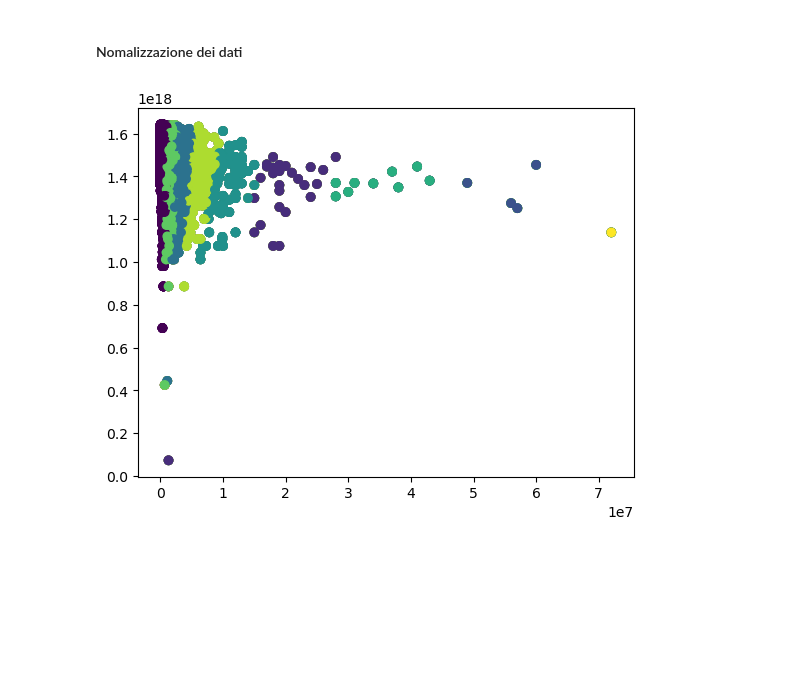
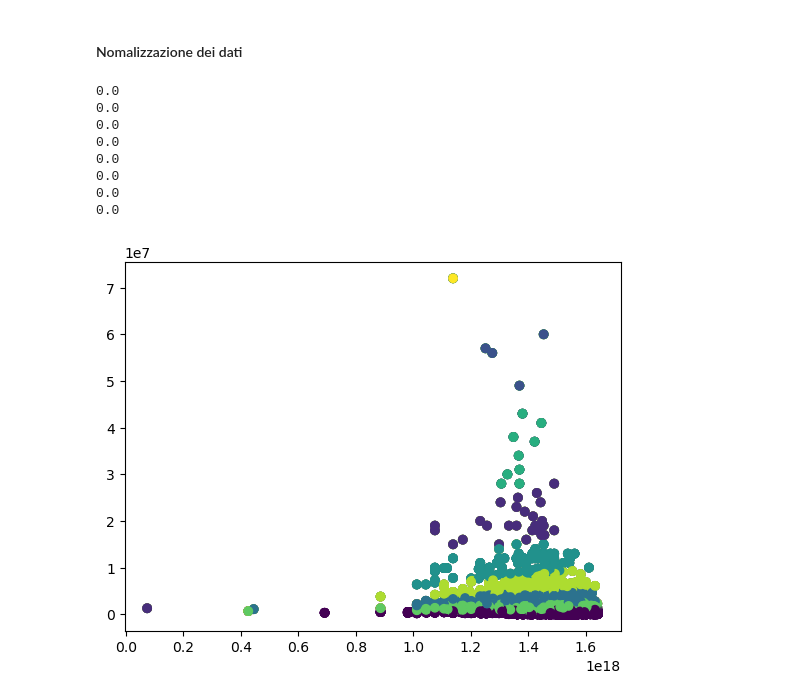
Before and after one commit to InKeaton/DataTed, a Jupyter notebook: data_ted_neo.ipynb, the cells around one changed output. Cells and saved outputs as stored; diff of their text form; code cells hidden in the pictures; blank space fills up the shorter version.

```diff
--- a/data_ted_neo.ipynb
+++ b/data_ted_neo.ipynb
@@ -529,6 +534,14 @@ Ciò significa che il nostro modello di predizione ottenuto è più efficace ris
 # %%
 daTed['date'] = daTed['date'].astype(int)
 for k in range(2, 10):
-     cluster_df(daTed, 'views', 'date', 'views_quant', k)
+     print(cluster_df(daTed, 'date', 'views', 'views_quant', k))
 # %% [output]
+0.0
+0.0
+0.0
+0.0
+0.0
+0.0
+0.0
+0.0
-[figure, old version]
+[figure, new version]
```
Also changed, not shown: parts of 8 cells of this notebook.
